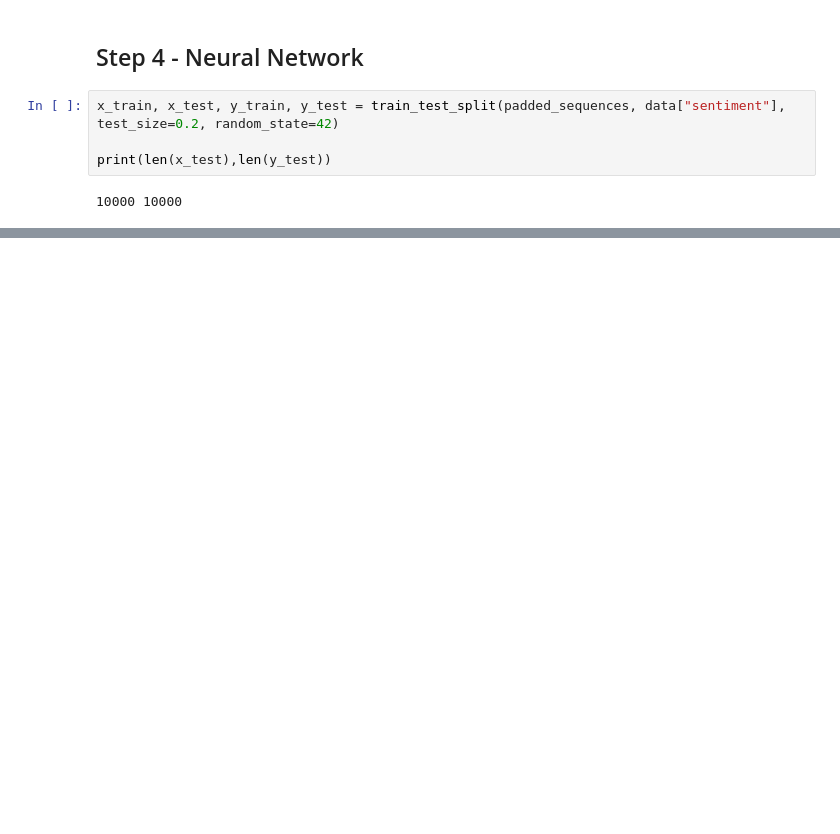
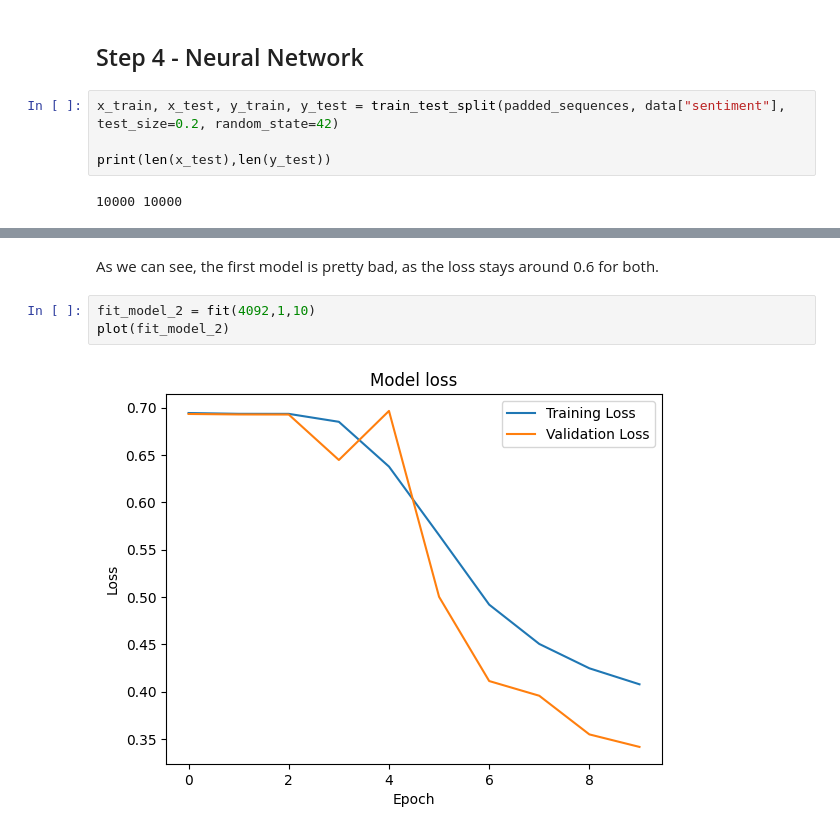
Before and after one commit to GNOATXEL/AI_MARTIN_AMARA, a Jupyter notebook: main.ipynb, the cells around one changed output, grey strips where cells are left out. Cells and saved outputs as stored; diff of their text form; blank space fills up the shorter version.

```diff
--- a/main.ipynb
+++ b/main.ipynb
@@ -58,0 +92,7 @@ print(len(x_test),len(y_test))
+# %% [markdown]
+As we can see, the first model is pretty bad, as the loss stays around 0.6 for both.
+# %%
+fit_model_2 = fit(4092,1,10)
+plot(fit_model_2)
+# %% [output]
+[figure, added]
```
Also changed, not shown: parts of 24 cells of this notebook.
